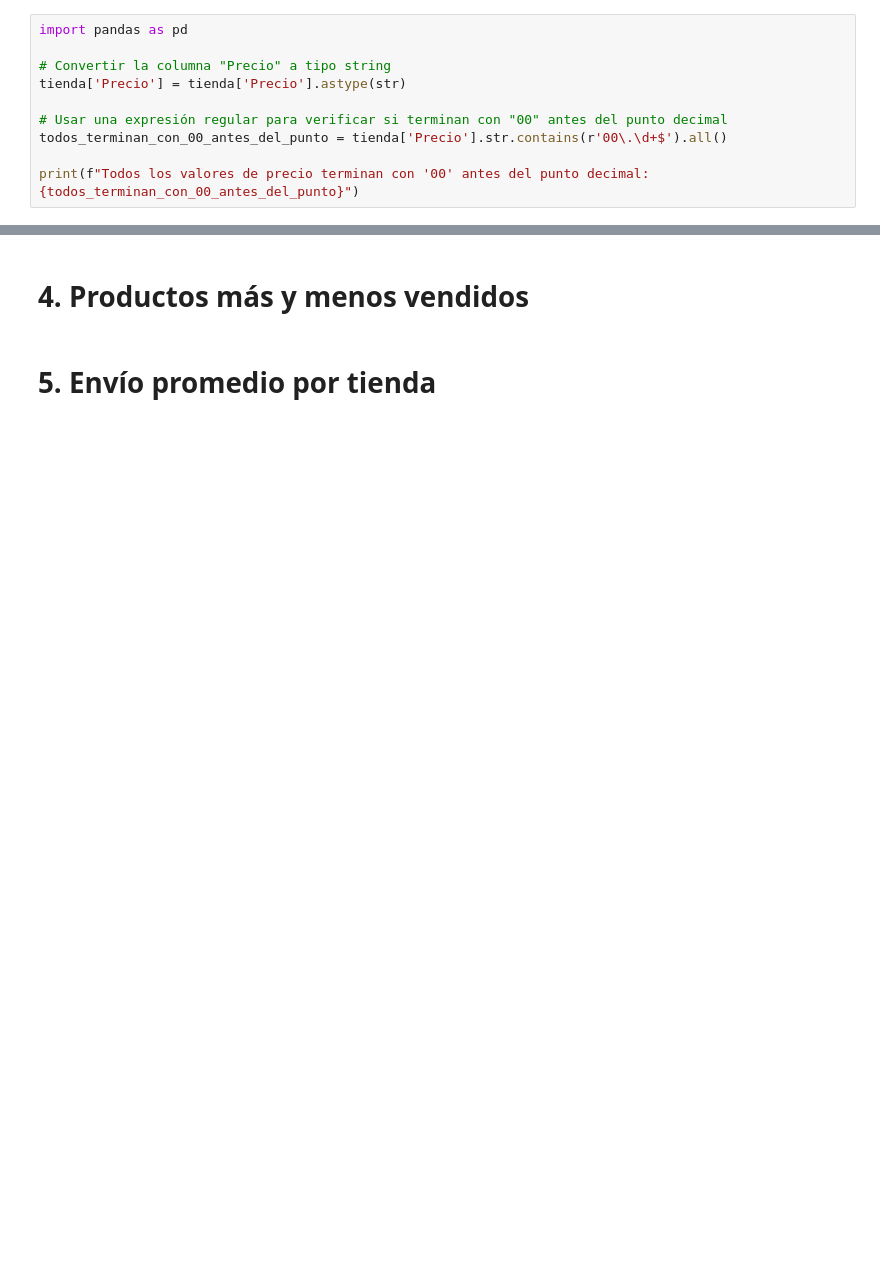
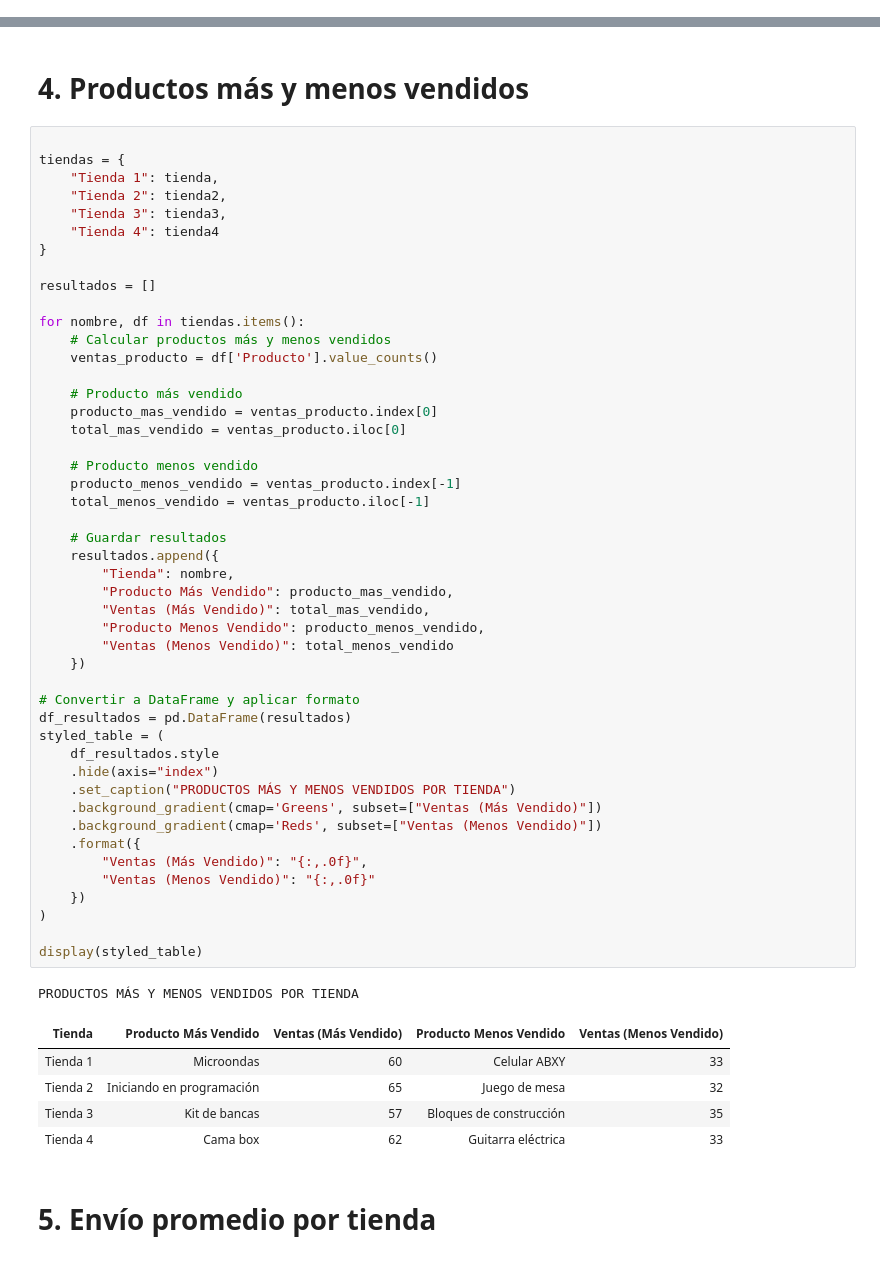
Before and after one commit to AlekJulM/Alura_Store, a Jupyter notebook: AluraStoreLatam.ipynb, the cells around one changed output, grey strips where cells are left out. Cells and saved outputs as stored; diff of their text form; blank space fills up the shorter version.

```diff
--- a/AluraStoreLatam.ipynb
+++ b/AluraStoreLatam.ipynb
@@ -73,12 +86,2 @@ plt.show()
 # %% [markdown]
 # 2. Ventas por categoría
-# %%
-import pandas as pd
-
-# Convertir la columna "Precio" a tipo string
-tienda['Precio'] = tienda['Precio'].astype(str)
-
-# Usar una expresión regular para verificar si terminan con "00" antes del punto decimal
-todos_terminan_con_00_antes_del_punto = tienda['Precio'].str.contains(r'00\.\d+$').all()
-
-print(f"Todos los valores de precio terminan con '00' antes del punto decimal: {todos_terminan_con_00_antes_del_punto}")
@@ -98,4 +208,58 @@ Precio promedio: $487,867.91
 # %% [markdown]
 # 4. Productos más y menos vendidos
+# %%
+
+tiendas = {
+    "Tienda 1": tienda,
+    "Tienda 2": tienda2,
+    "Tienda 3": tienda3,
+    "Tienda 4": tienda4
+}
+
+resultados = []
+
+for nombre, df in tiendas.items():
+    # Calcular productos más y menos vendidos
+    ventas_producto = df['Producto'].value_counts()
+
+    # Producto más vendido
+    producto_mas_vendido = ventas_producto.index[0]
+    total_mas_vendido = ventas_producto.iloc[0]
+
+    # Producto menos vendido
+    producto_menos_vendido = ventas_producto.index[-1]
+    total_menos_vendido = ventas_producto.iloc[-1]
+
+    # Guardar resultados
+    resultados.append({
+        "Tienda": nombre,
+        "Producto Más Vendido": producto_mas_vendido,
+        "Ventas (Más Vendido)": total_mas_vendido,
+        "Producto Menos Vendido": producto_menos_vendido,
+        "Ventas (Menos Vendido)": total_menos_vendido
+    })
+
+# Convertir a DataFrame y aplicar formato
+df_resultados = pd.DataFrame(resultados)
+styled_table = (
+    df_resultados.style
+    .hide(axis="index")
+    .set_caption("PRODUCTOS MÁS Y MENOS VENDIDOS POR TIENDA")
+    .background_gradient(cmap='Greens', subset=["Ventas (Más Vendido)"])
+    .background_gradient(cmap='Reds', subset=["Ventas (Menos Vendido)"])
+    .format({
+        "Ventas (Más Vendido)": "{:,.0f}",
+        "Ventas (Menos Vendido)": "{:,.0f}"
+    })
+)
+
+display(styled_table)
+# %% [output]
+PRODUCTOS MÁS Y MENOS VENDIDOS POR TIENDA
+| Tienda | Producto Más Vendido | Ventas (Más Vendido) | Producto Menos Vendido | Ventas (Menos Vendido) |
+| Tienda 1 | Microondas | 60 | Celular ABXY | 33 |
+| Tienda 2 | Iniciando en programación | 65 | Juego de mesa | 32 |
+| Tienda 3 | Kit de bancas | 57 | Bloques de construcción | 35 |
+| Tienda 4 | Cama box | 62 | Guitarra eléctrica | 33 |
 # %% [markdown]
 # 5. Envío promedio por tienda
```
Also changed, not shown: parts of 9 cells of this notebook.
